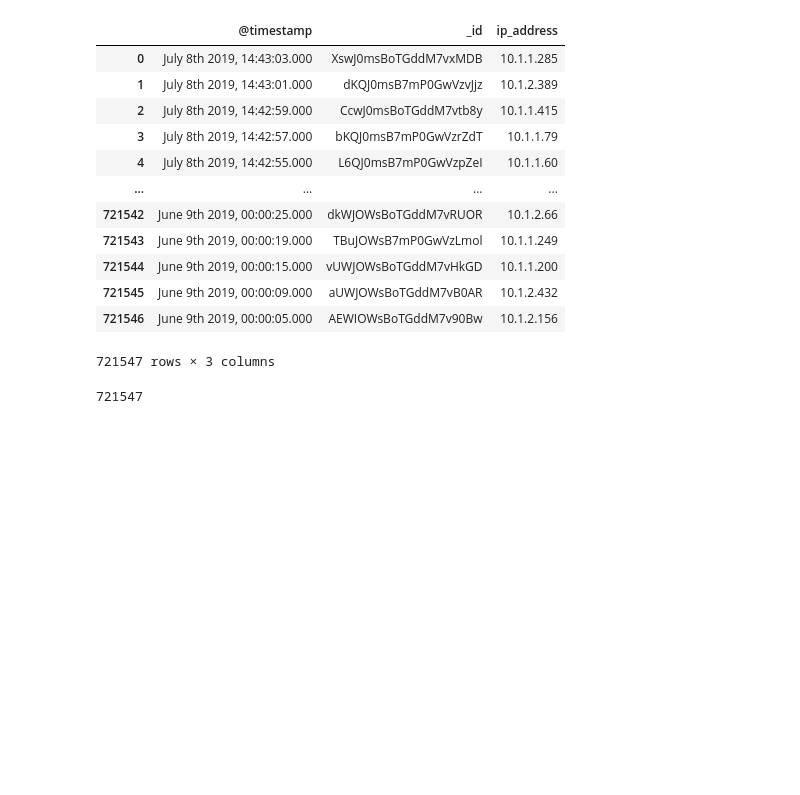
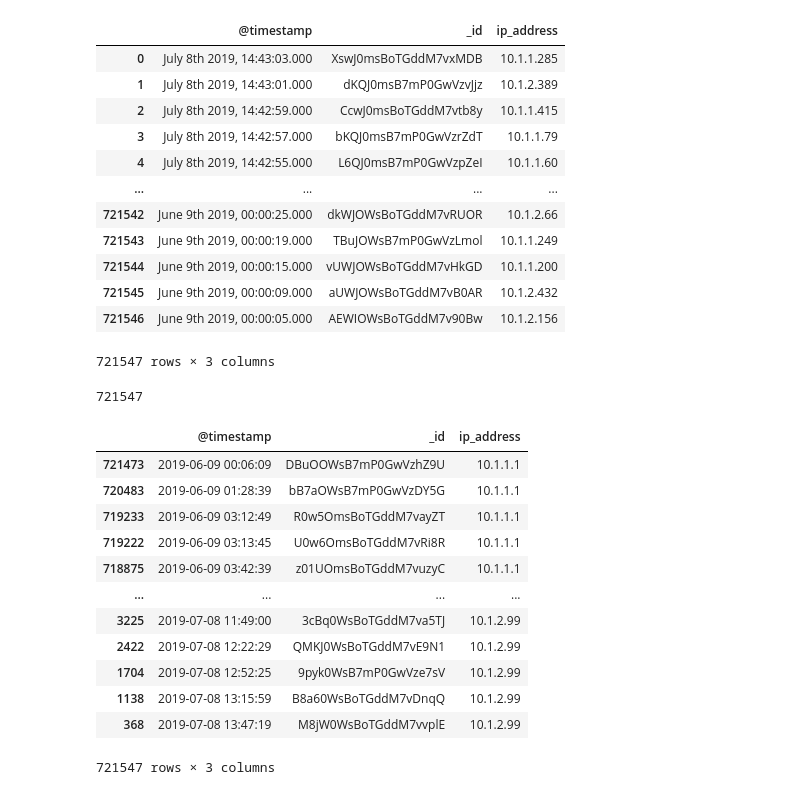
Before and after one commit to Parth119/parth_25MML0018_edge_intelligence, a Jupyter notebook: lab_2/lab2.ipynb, the cells around one changed output. Saved outputs shown, nothing was run; the diff lists cells and outputs as text; code cells hidden in the pictures; blank space fills up the shorter version.

```diff
--- a/lab_2/lab2.ipynb
+++ b/lab_2/lab2.ipynb
@@ -66,3 +66,29 @@ df
 len(df)
 # %% [output]
 721547
+# %%
+df['@timestamp'] = (
+    df['@timestamp'].str.replace(r'(\d+)(st|nd|rd|th)', r'\1', regex=True)
+)
+
+df['@timestamp'] = pd.to_datetime(
+    df['@timestamp'],
+    format='%B %d %Y, %H:%M:%S.%f'
+)
+# %%
+df.sort_values(['ip_address', '@timestamp'], inplace=True)
+df
+# %% [output]
+|  | @timestamp | _id | ip_address |
+| 721473 | 2019-06-09 00:06:09 | DBuOOWsB7mP0GwVzhZ9U | 10.1.1.1 |
+| 720483 | 2019-06-09 01:28:39 | bB7aOWsB7mP0GwVzDY5G | 10.1.1.1 |
+| 719233 | 2019-06-09 03:12:49 | R0w5OmsBoTGddM7vayZT | 10.1.1.1 |
+| 719222 | 2019-06-09 03:13:45 | U0w6OmsBoTGddM7vRi8R | 10.1.1.1 |
+| 718875 | 2019-06-09 03:42:39 | z01UOmsBoTGddM7vuzyC | 10.1.1.1 |
+| ... | ... | ... | ... |
+| 3225 | 2019-07-08 11:49:00 | 3cBq0WsBoTGddM7va5TJ | 10.1.2.99 |
+| 2422 | 2019-07-08 12:22:29 | QMKJ0WsBoTGddM7vE9N1 | 10.1.2.99 |
+| 1704 | 2019-07-08 12:52:25 | 9pyk0WsB7mP0GwVze7sV | 10.1.2.99 |
+| 1138 | 2019-07-08 13:15:59 | B8a60WsBoTGddM7vDnqQ | 10.1.2.99 |
+| 368 | 2019-07-08 13:47:19 | M8jW0WsBoTGddM7vvplE | 10.1.2.99 |
+721547 rows × 3 columns
```
Also changed, not shown: parts of 18 cells of this notebook.
